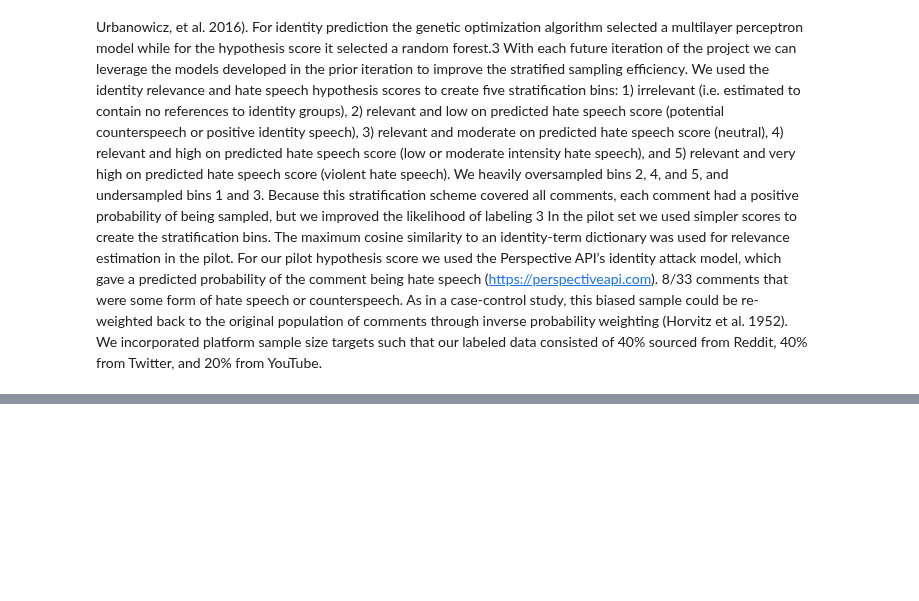
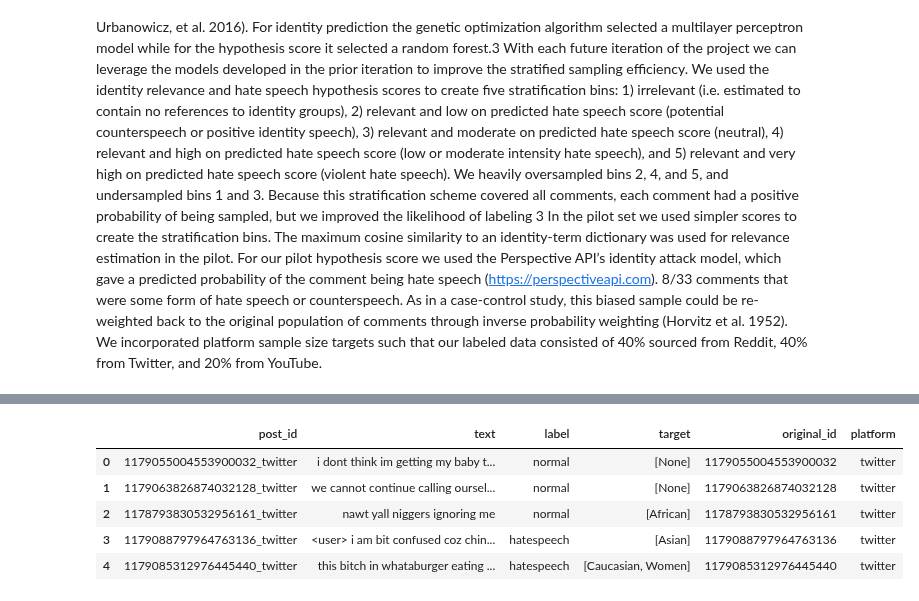
Before and after one commit to Takosaga/master_thesis, a Jupyter notebook: notebooks/processing_data.ipynb, the cells around one changed output, grey strips where cells are left out. Drawn from its saved outputs; the diff is of its cells as text; code cells hidden in the pictures; blank space fills up the shorter version.

```diff
--- a/notebooks/processing_data.ipynb
+++ b/notebooks/processing_data.ipynb
@@ -351,0 +385,35 @@ d.kill()
+# %%
+def split_twitter_id(df, id_column, new_id_column='original_id', new_platform_column='platform'):
+    """
+    Splits a column of Twitter-style IDs (e.g., '1179055004553900032_twitter') into original ID and platform.
+
+    Args:
+        df (pd.DataFrame): The DataFrame containing the IDs.
+        id_column (str): The name of the column containing the IDs.
+        new_id_column (str): The name of the new column for the original IDs.
+        new_platform_column (str): The name of the new column for the platform.
+
+    Returns:
+        pd.DataFrame: The DataFrame with the new columns added.
+    """
+
+    def split_id(id_str):
+        parts = str(id_str).split('_', 1)  # Split only once at the first underscore
+        if len(parts) == 2:
+            return parts[0], parts[1]
+        else:
+            return None, None #Handle cases where the split does not work.
+
+    df[[new_id_column, new_platform_column]] = df[id_column].apply(split_id).apply(pd.Series)
+    return df
+# %%
+hatexplain_df = split_twitter_id(hatexplain_df, 'post_id')
+# %%
+hatexplain_df.head()
+# %% [output]
+|  | post_id | text | label | target | original_id | platform |
+| 0 | 1179055004553900032_twitter | i dont think im getting my baby t... | normal | [None] | 1179055004553900032 | twitter |
+| 1 | 1179063826874032128_twitter | we cannot continue calling oursel... | normal | [None] | 1179063826874032128 | twitter |
+| 2 | 1178793830532956161_twitter | nawt yall niggers ignoring me | normal | [African] | 1178793830532956161 | twitter |
+| 3 | 1179088797964763136_twitter | <user> i am bit confused coz chin... | hatespeech | [Asian] | 1179088797964763136 | twitter |
+| 4 | 1179085312976445440_twitter | this bitch in whataburger eating ... | hatespeech | [Caucasian, Women] | 1179085312976445440 | twitter |
```
Also changed, not shown: parts of 21 cells of this notebook.
